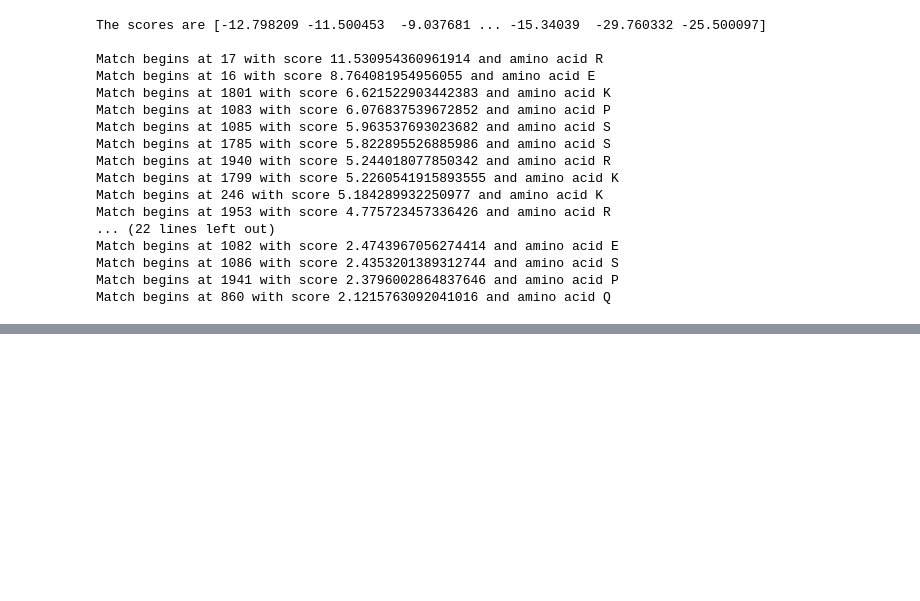
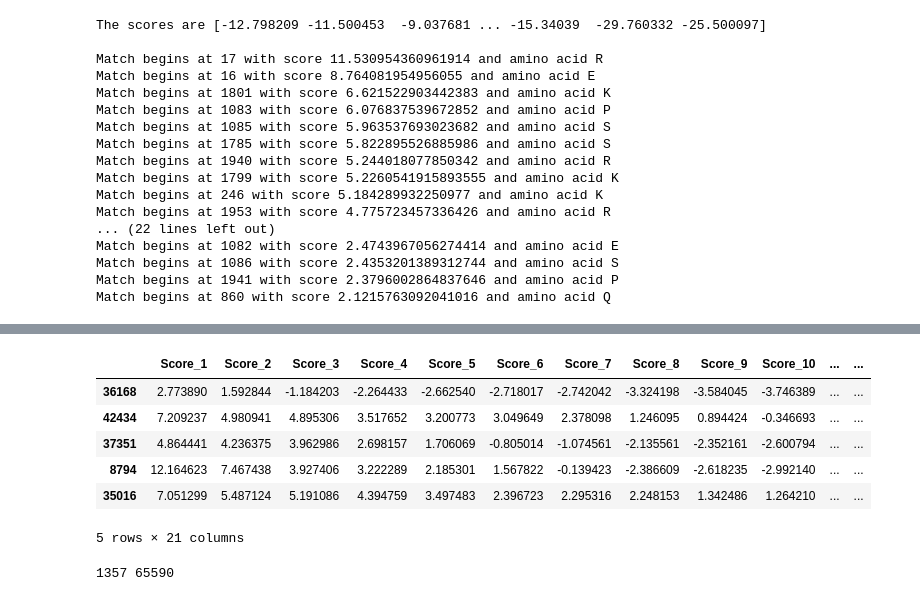
Before and after one commit to auerbachsd/NLSeer, a Jupyter notebook: Ming_data_extraction/NLS_Motifs_PSSM.ipynb, the cells around one changed output, grey strips where cells are left out. Saved outputs shown, nothing was run; the diff lists cells and outputs as text; code cells hidden in the pictures; blank space fills up the shorter version.

```diff
--- a/Ming_data_extraction/NLS_Motifs_PSSM.ipynb
+++ b/Ming_data_extraction/NLS_Motifs_PSSM.ipynb
@@ -457,0 +404,14 @@ Match begins at 860 with score 2.1215763092041016 and amino acid Q
+# %%
+non_NLS_feature_df.sample(5)
+# %% [output]
+|  | Score_1 | Score_2 | Score_3 | Score_4 | Score_5 | Score_6 | Score_7 | Score_8 | Score_9 | Score_10 | ... | ... |
+| 36168 | 2.773890 | 1.592844 | -1.184203 | -2.264433 | -2.662540 | -2.718017 | -2.742042 | -3.324198 | -3.584045 | -3.746389 | ... | ... |
+| 42434 | 7.209237 | 4.980941 | 4.895306 | 3.517652 | 3.200773 | 3.049649 | 2.378098 | 1.246095 | 0.894424 | -0.346693 | ... | ... |
+| 37351 | 4.864441 | 4.236375 | 3.962986 | 2.698157 | 1.706069 | -0.805014 | -1.074561 | -2.135561 | -2.352161 | -2.600794 | ... | ... |
+| 8794 | 12.164623 | 7.467438 | 3.927406 | 3.222289 | 2.185301 | 1.567822 | -0.139423 | -2.386609 | -2.618235 | -2.992140 | ... | ... |
+| 35016 | 7.051299 | 5.487124 | 5.191086 | 4.394759 | 3.497483 | 2.396723 | 2.295316 | 2.248153 | 1.342486 | 1.264210 | ... | ... |
+5 rows × 21 columns
+# %%
+print(len(NLS_feature_df),len(non_NLS_feature_df))
+# %% [output]
+1357 65590
```
Also changed, not shown: parts of 22 cells of this notebook.
